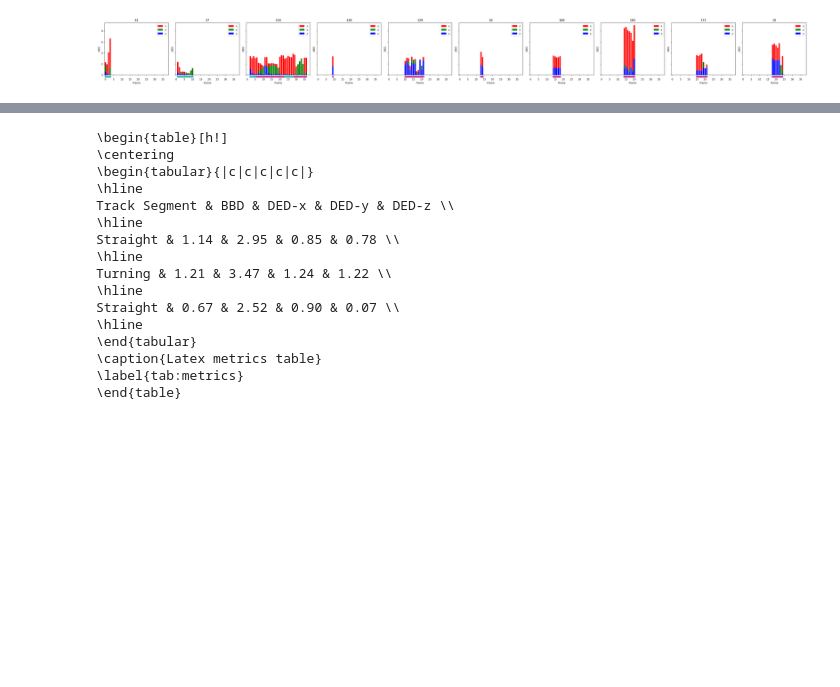
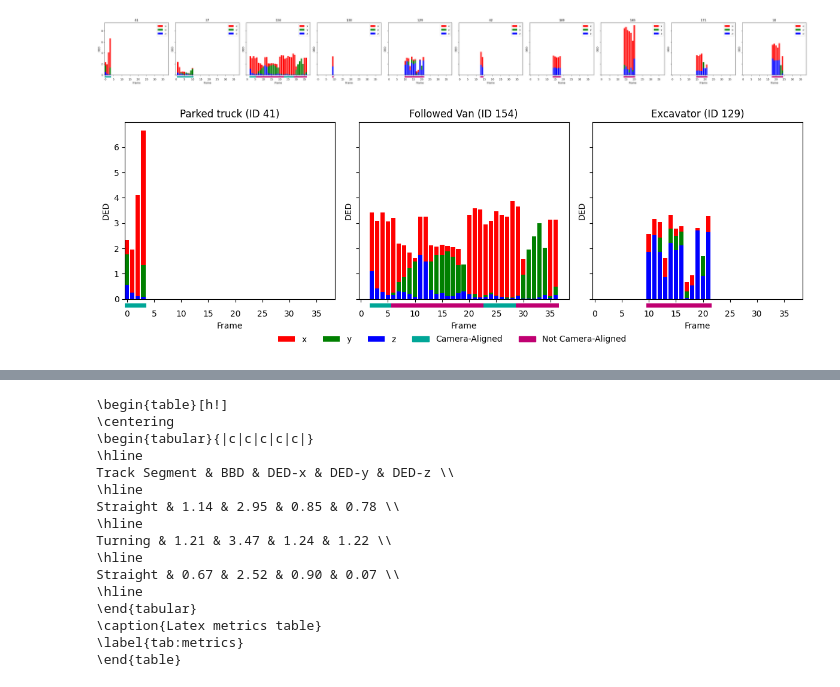
Before and after one commit to alanglk/BEV2Seg_2, a Jupyter notebook: notebooks/evaluate_3d_detections.ipynb, the cells around one changed output, grey strips where cells are left out. Cells and saved outputs as stored; diff of their text form; code cells hidden in the pictures; blank space fills up the shorter version.

```diff
--- a/notebooks/evaluate_3d_detections.ipynb
+++ b/notebooks/evaluate_3d_detections.ipynb
@@ -667,5 +687,10 @@ relative_rotation_dict = get_relative_rotation_dict(data, 'scene-0061')
 show_metric_for_each_gt_obj(data, 'scene-0061', 'ded', relative_rotation=relative_rotation_dict)
 # %% [output]
 [figure]
+# %%
+relative_rotation_dict = get_relative_rotation_dict(data, 'scene-0061')
+show_metric_for_object_uid(data, 'scene-0061', 'ded', object_uids=['41', '154', '129'], relative_rotation=relative_rotation_dict, labels=['Parked truck (ID 41)', 'Followed Van (ID 154)', 'Excavator (ID 129)'], general_fig_legend=True)
+# %% [output]
+[figure, added]
 # %%
 relative_rotation_dict = get_relative_rotation_dict(data, 'scene-0061')
```
Also changed, not shown: parts of 4 cells of this notebook, 14 other files.
